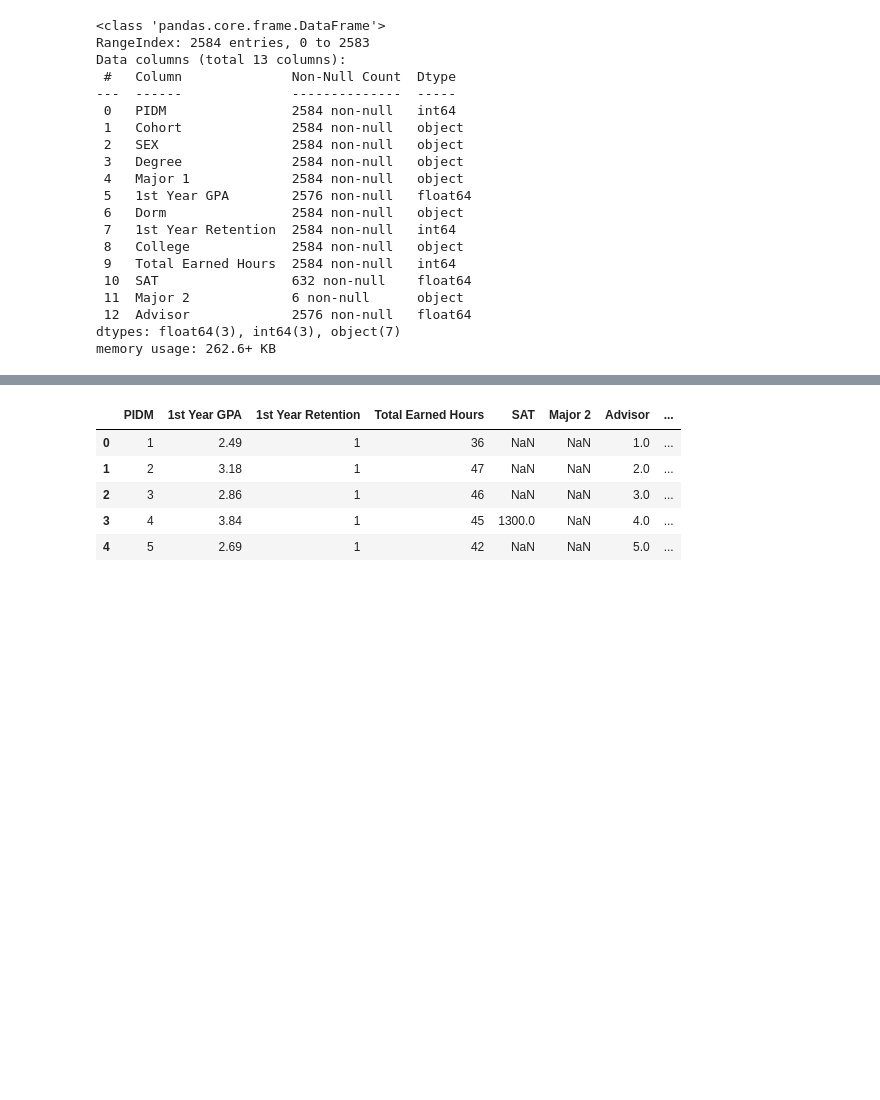
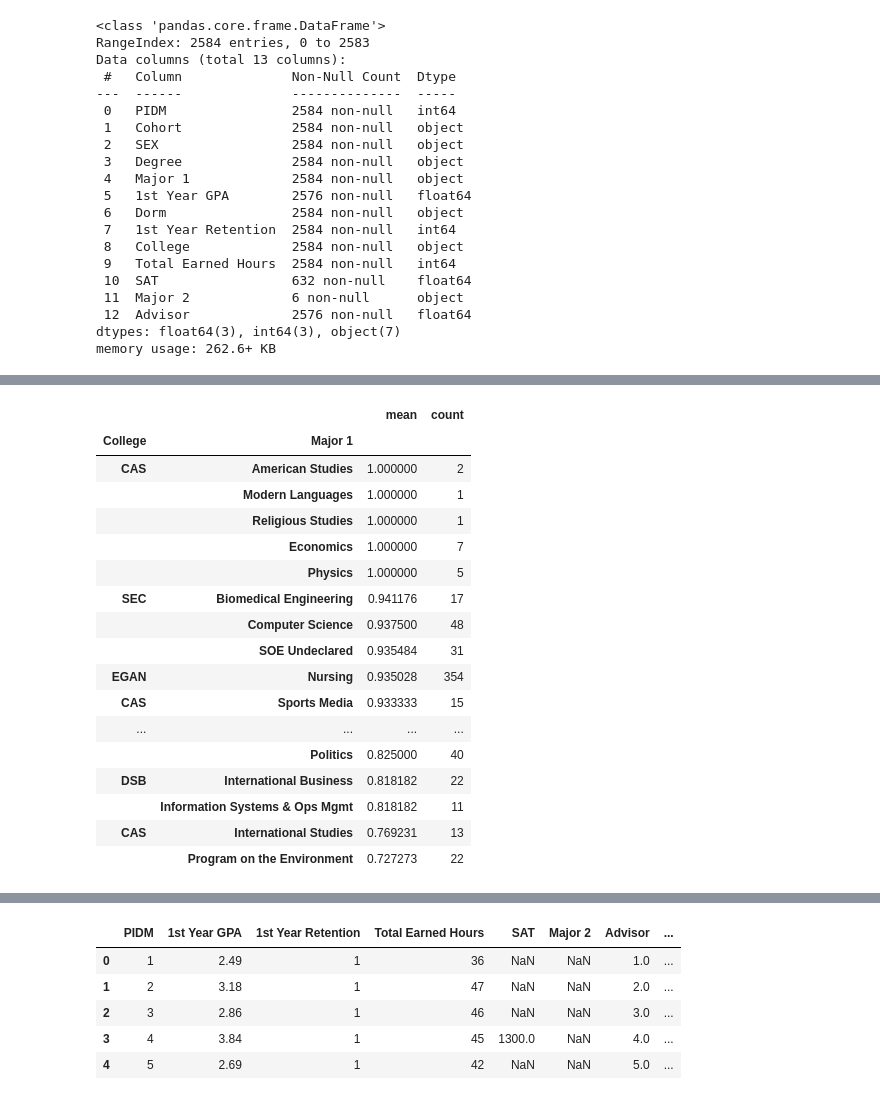
Before and after one commit to kflemming30/Student-Drop-Out-Prediction, a Jupyter notebook: DropOutAnalysis.ipynb, the cells around one changed output, grey strips where cells are left out. Drawn from its saved outputs; the diff is of its cells as text; code cells hidden in the pictures; blank space fills up the shorter version.

```diff
--- a/DropOutAnalysis.ipynb
+++ b/DropOutAnalysis.ipynb
@@ -84,0 +118,21 @@ memory usage: 262.6+ KB
+# %%
+student_df.groupby(['College', 'Major 1'])['1st Year Retention'].agg(['mean', 'count']).sort_values(by='mean', ascending=False)
+# %% [output]
+|  |  | mean | count |
+| College | Major 1 |  |  |
+| CAS | American Studies | 1.000000 | 2 |
+|  | Modern Languages | 1.000000 | 1 |
+|  | Religious Studies | 1.000000 | 1 |
+|  | Economics | 1.000000 | 7 |
+|  | Physics | 1.000000 | 5 |
+| SEC | Biomedical Engineering | 0.941176 | 17 |
+|  | Computer Science | 0.937500 | 48 |
+|  | SOE Undeclared | 0.935484 | 31 |
+| EGAN | Nursing | 0.935028 | 354 |
+| CAS | Sports Media | 0.933333 | 15 |
+| ... | ... | ... | ... |
+|  | Politics | 0.825000 | 40 |
+| DSB | International Business | 0.818182 | 22 |
+|  | Information Systems & Ops Mgmt | 0.818182 | 11 |
+| CAS | International Studies | 0.769231 | 13 |
+|  | Program on the Environment | 0.727273 | 22 |
```
Also changed, not shown: parts of 8 cells of this notebook.
